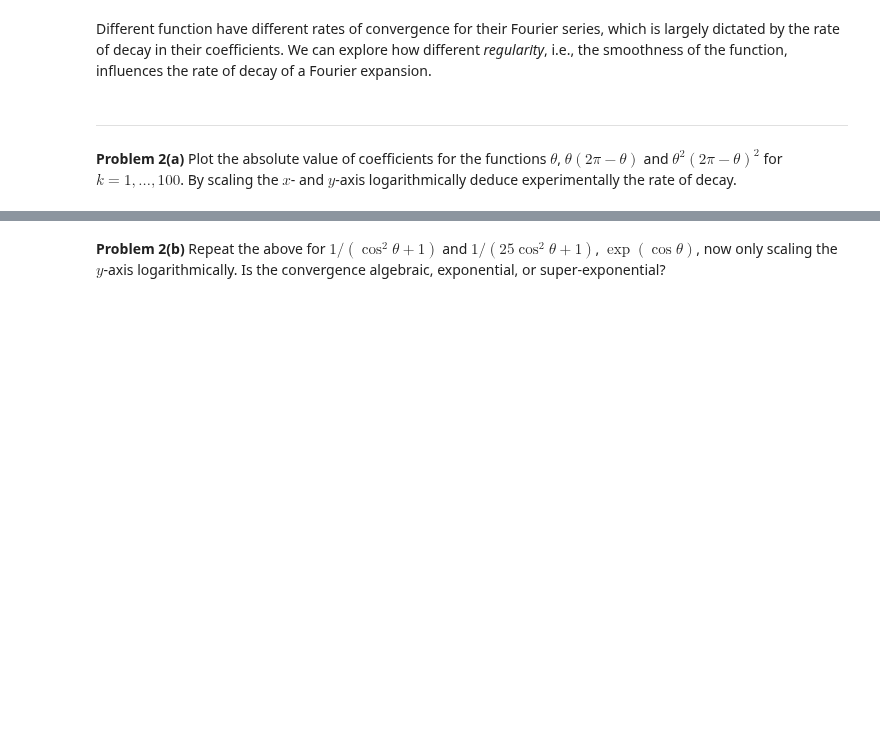
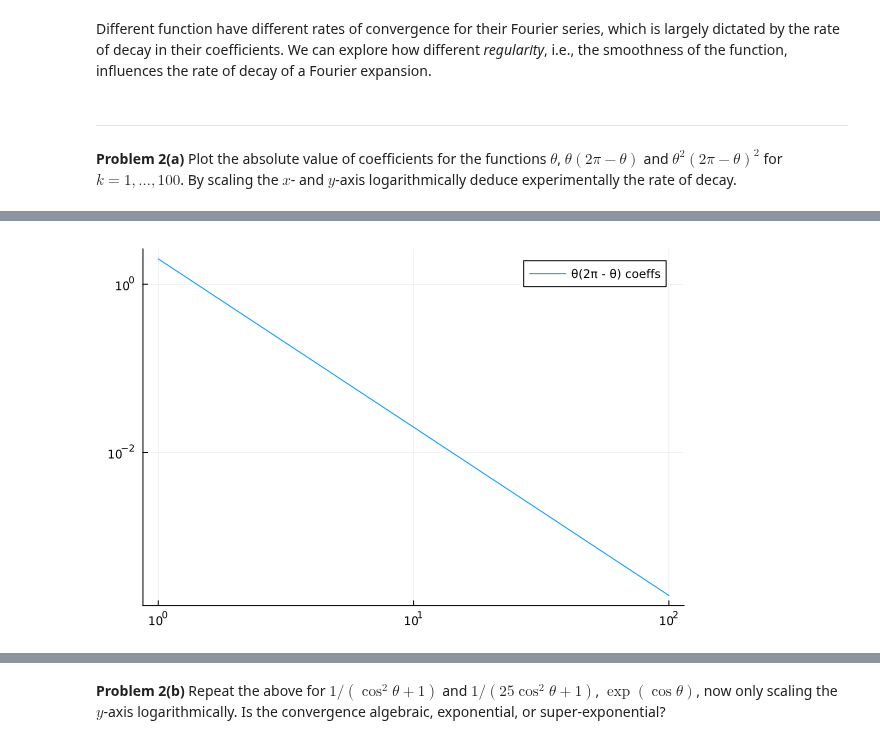
Before and after one commit to lovelife383/MATH50003NumericalAnalysis, a Jupyter notebook: labs/lab8.ipynb, the cells around one changed output, grey strips where cells are left out. Cells and saved outputs as stored; diff of their text form; code cells hidden in the pictures; blank space fills up the shorter version.

```diff
--- a/labs/lab8.ipynb
+++ b/labs/lab8.ipynb
@@ -250,0 +254,5 @@ experimentally the rate of decay.
+# %%
+f  = θ -> θ*(2π - θ)
+plot(range(1,100),[abs(fouriercoefficient(f, k)) for k in 1:100]; yscale=:log10, xscale=:log10, label="θ(2π - θ) coeffs")
+# %% [output]
+[figure, added]
```
Also changed, not shown: parts of 7 cells of this notebook.
